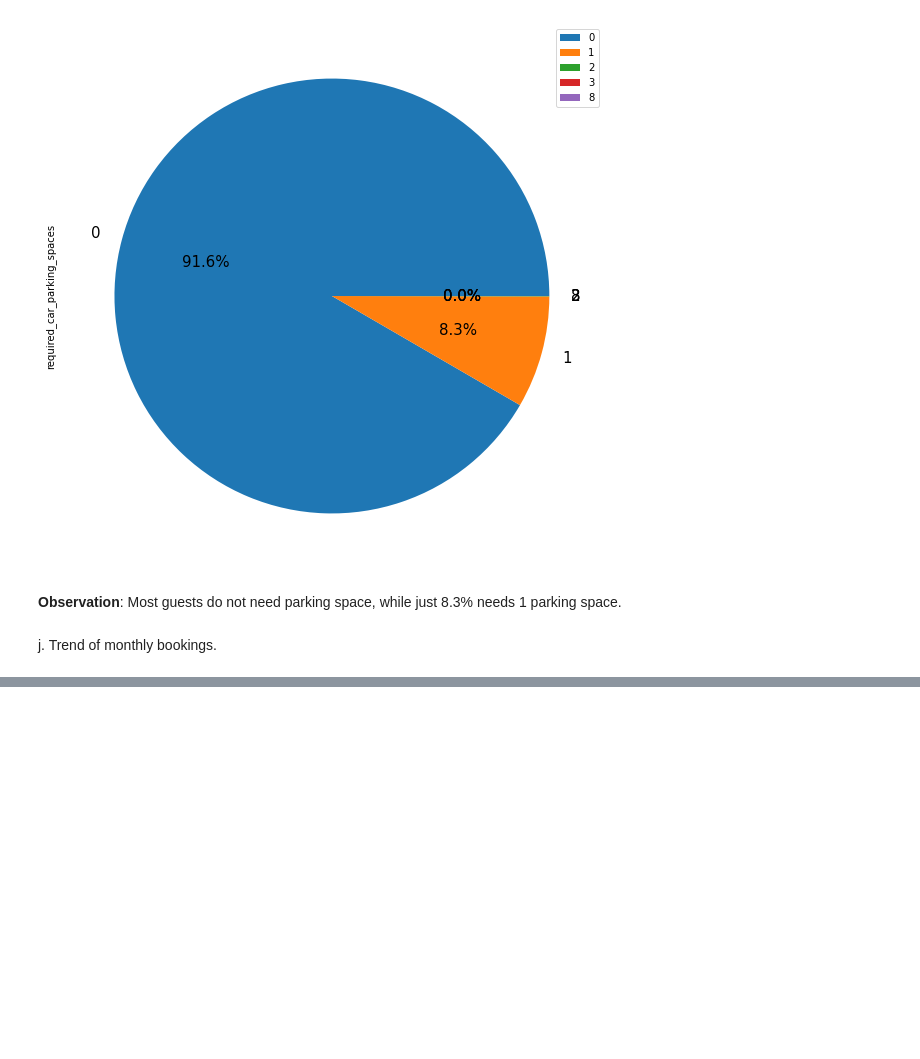
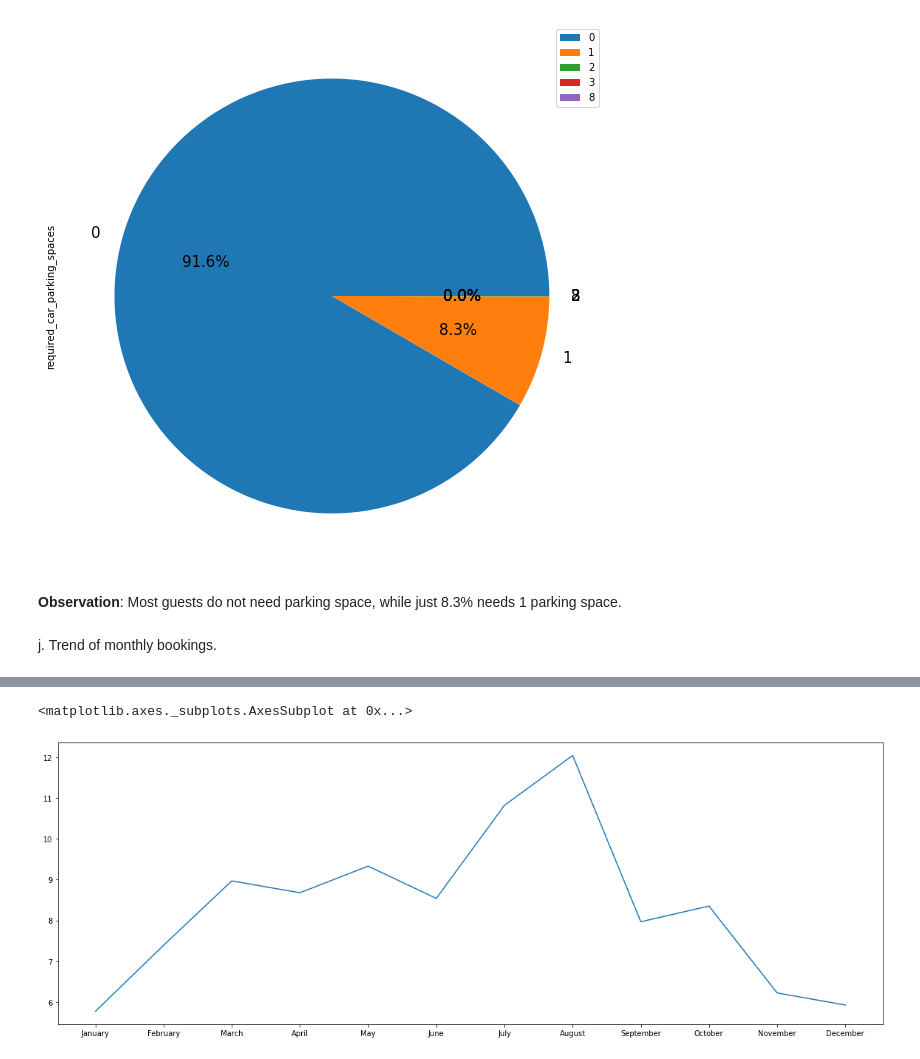
Before and after one commit to akashsinghsharma/almabetter-pythonEDA-project, a Jupyter notebook: Hotel_Booking_Analysis.ipynb, the cells around one changed output, grey strips where cells are left out. Drawn from its saved outputs; the diff is of its cells as text; code cells hidden in the pictures; blank space fills up the shorter version.

```diff
--- a/Hotel_Booking_Analysis.ipynb
+++ b/Hotel_Booking_Analysis.ipynb
@@ -389,3 +389,8 @@ plt.legend()
 **Observation**: Most guests do not need parking space, while just 8.3% needs 1 parking space.
 # %% [markdown]
 j. Trend of monthly bookings.
+# %%
+#Doing analysis on data frame where cancellation wasn't done.
+
+df_uncancelled = hotel_data_copy[hotel_data_copy['is_canceled'] == 0]
+df_uncancelled
@@ -391,0 +415,9 @@ j. Trend of monthly bookings.
+# %%
+month_data=df_uncancelled['arrival_date_month'].value_counts().reindex(calendar.month_name[1:])
+figures=plt.figure(figsize=(20,7))
+x=month_data.index
+y=month_data/month_data.sum()*100
+sns.lineplot(x,y.values)
+# %% [output]
+<matplotlib.axes._subplots.AxesSubplot at 0x...>
+[figure, added]
```
Also changed, not shown: parts of 3 cells of this notebook.
